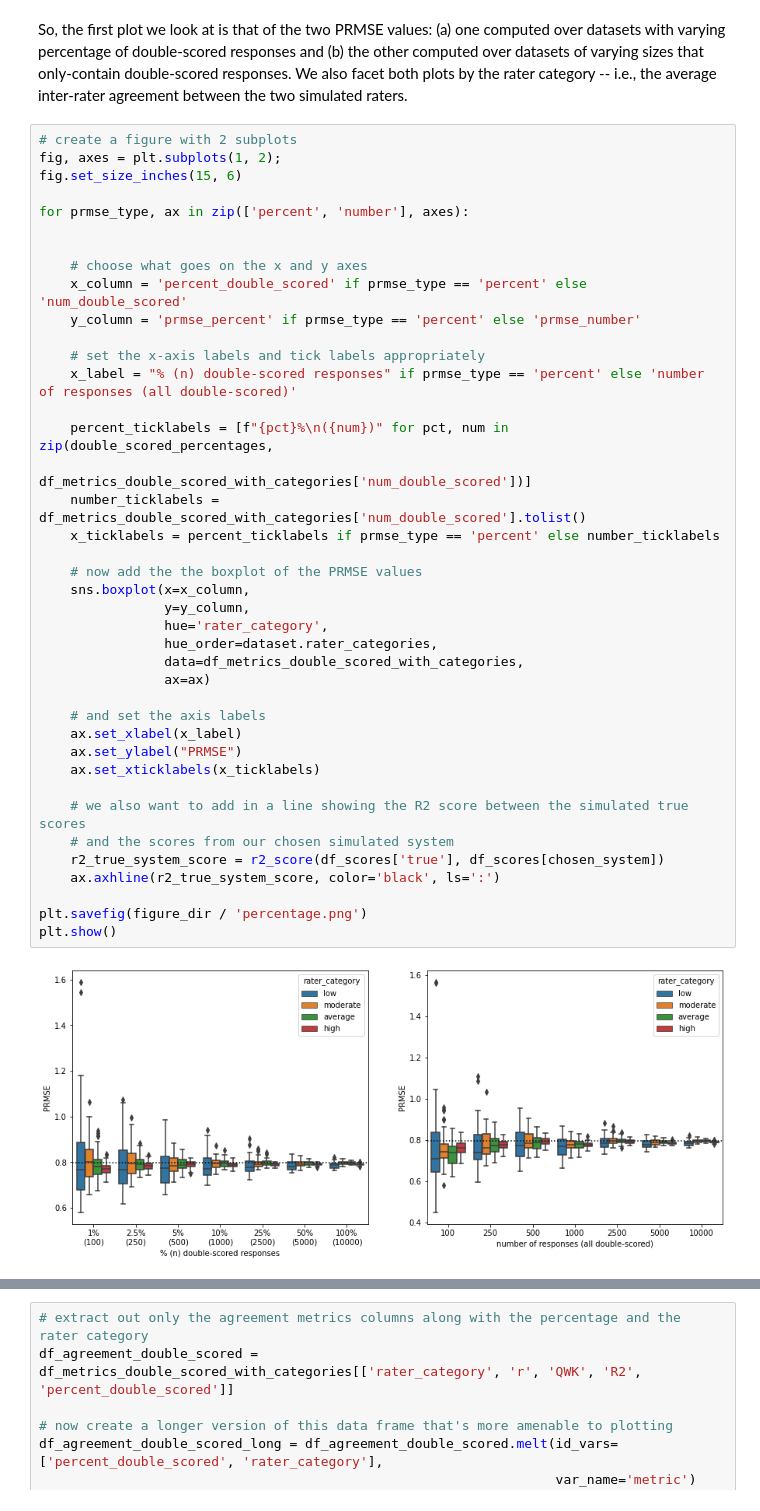
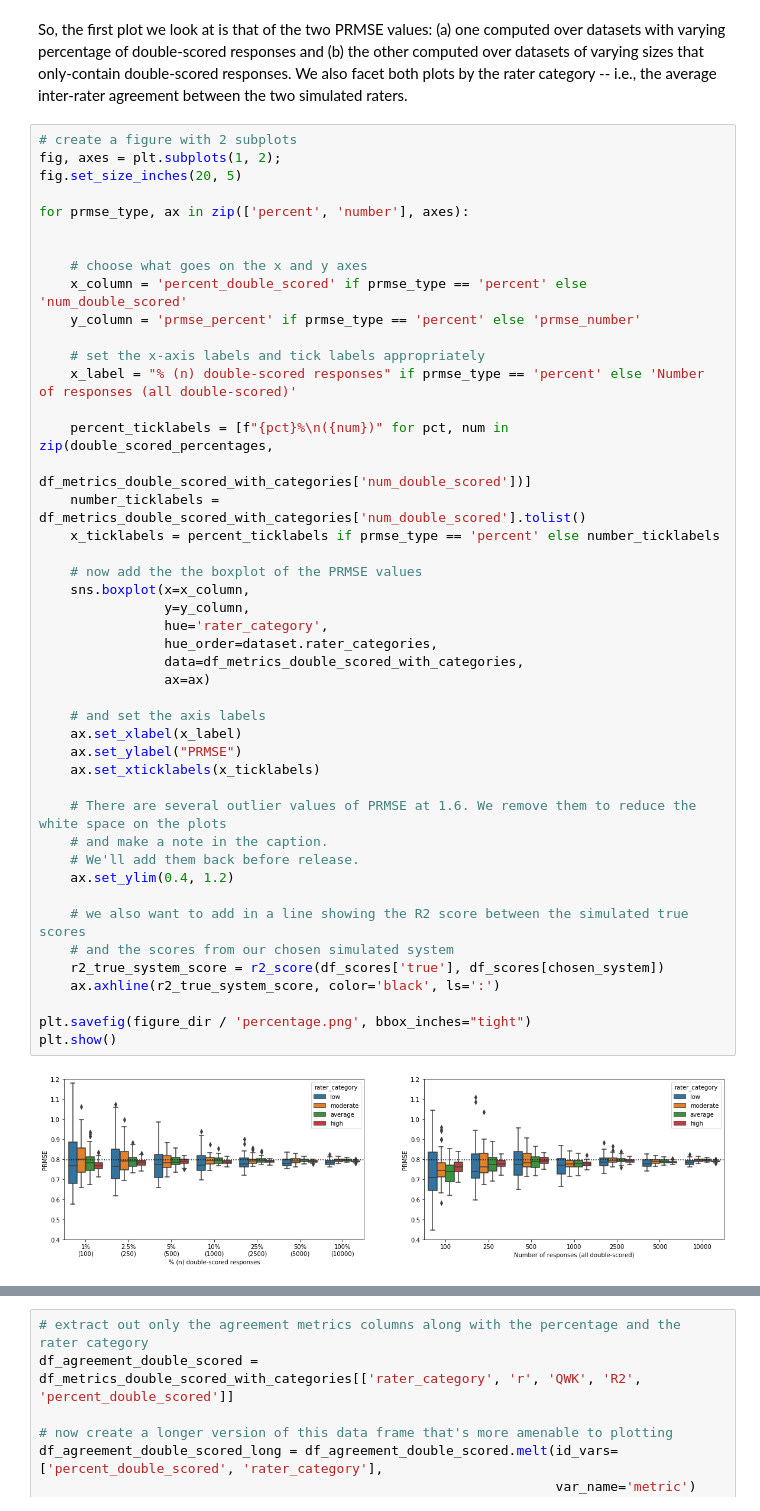
Before and after one commit to EducationalTestingService/prmse-simulations, a Jupyter notebook: notebooks/prmse_and_double_scoring.ipynb, the cells around one changed output, grey strips where cells are left out. Drawn from its saved outputs; the diff is of its cells as text.

Commit message:
Comments on double-scoring

```diff
--- a/notebooks/prmse_and_double_scoring.ipynb
+++ b/notebooks/prmse_and_double_scoring.ipynb
@@ -129,7 +129,7 @@ So, the first plot we look at is that of the two PRMSE values: (a) one computed
 # %%
 # create a figure with 2 subplots
 fig, axes = plt.subplots(1, 2);
-fig.set_size_inches(15, 6)
+fig.set_size_inches(20, 5)
 
 for prmse_type, ax in zip(['percent', 'number'], axes):
 
@@ -138,34 +138,39 @@ for prmse_type, ax in zip(['percent', 'number'], axes):
     x_column = 'percent_double_scored' if prmse_type == 'percent' else 'num_double_scored'
     y_column = 'prmse_percent' if prmse_type == 'percent' else 'prmse_number'
 
     # set the x-axis labels and tick labels appropriately
-    x_label = "% (n) double-scored responses" if prmse_type == 'percent' else 'number of responses (all double-scored)'
+    x_label = "% (n) double-scored responses" if prmse_type == 'percent' else 'Number of responses (all double-scored)'
 
     percent_ticklabels = [f"{pct}%\n({num})" for pct, num in zip(double_scored_percentages,
                                                                   df_metrics_double_scored_with_categories['num_double_scored'])]
     number_ticklabels = df_metrics_double_scored_with_categories['num_double_scored'].tolist()
     x_ticklabels = percent_ticklabels if prmse_type == 'percent' else number_ticklabels
 
     # now add the the boxplot of the PRMSE values
     sns.boxplot(x=x_column,
                 y=y_column,
                 hue='rater_category',
                 hue_order=dataset.rater_categories,
                 data=df_metrics_double_scored_with_categories,
                 ax=ax)
 
     # and set the axis labels
     ax.set_xlabel(x_label)
     ax.set_ylabel("PRMSE")
     ax.set_xticklabels(x_ticklabels)
 
+    # There are several outlier values of PRMSE at 1.6. We remove them to reduce the white space on the plots
+    # and make a note in the caption.
+    # We'll add them back before release.
+    ax.set_ylim(0.4, 1.2)
+
     # we also want to add in a line showing the R2 score between the simulated true scores
     # and the scores from our chosen simulated system
     r2_true_system_score = r2_score(df_scores['true'], df_scores[chosen_system])
     ax.axhline(r2_true_system_score, color='black', ls=':')
 
-plt.savefig(figure_dir / 'percentage.png')
+plt.savefig(figure_dir / 'percentage.png', bbox_inches="tight")
 plt.show()
 # %% [output]
-[figure, old version]
+[figure, new version]
 # %% [markdown]
```
Also changed, not shown: parts of 3 cells of this notebook, 1 other file.
